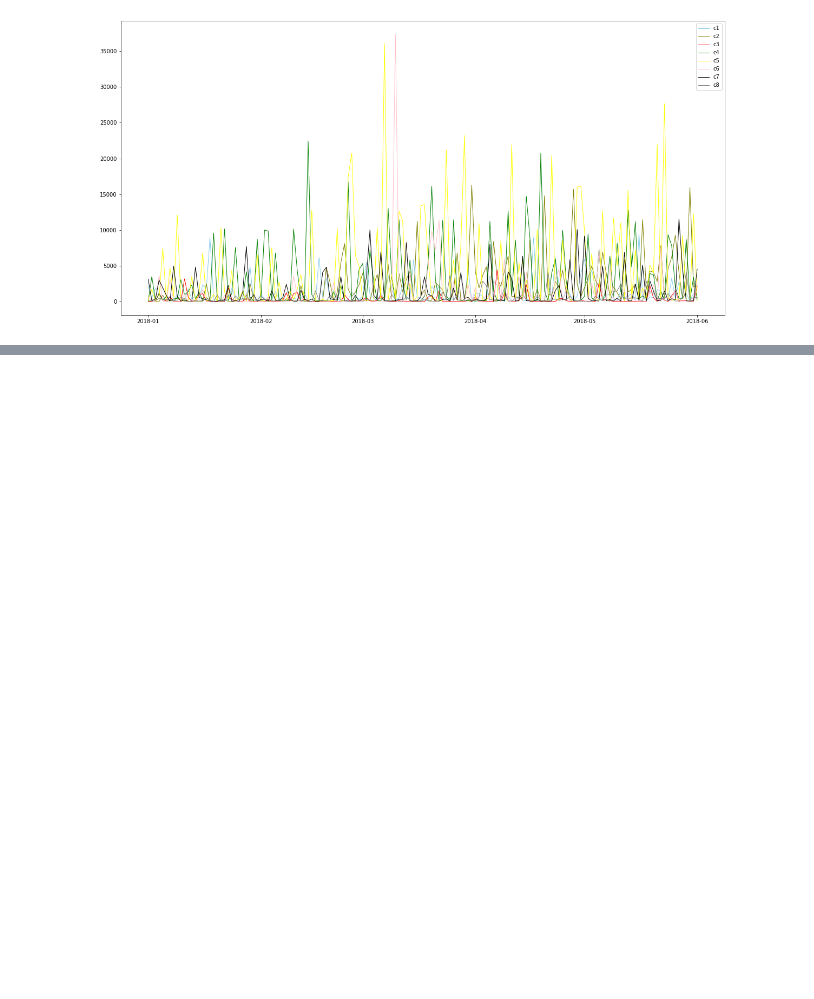
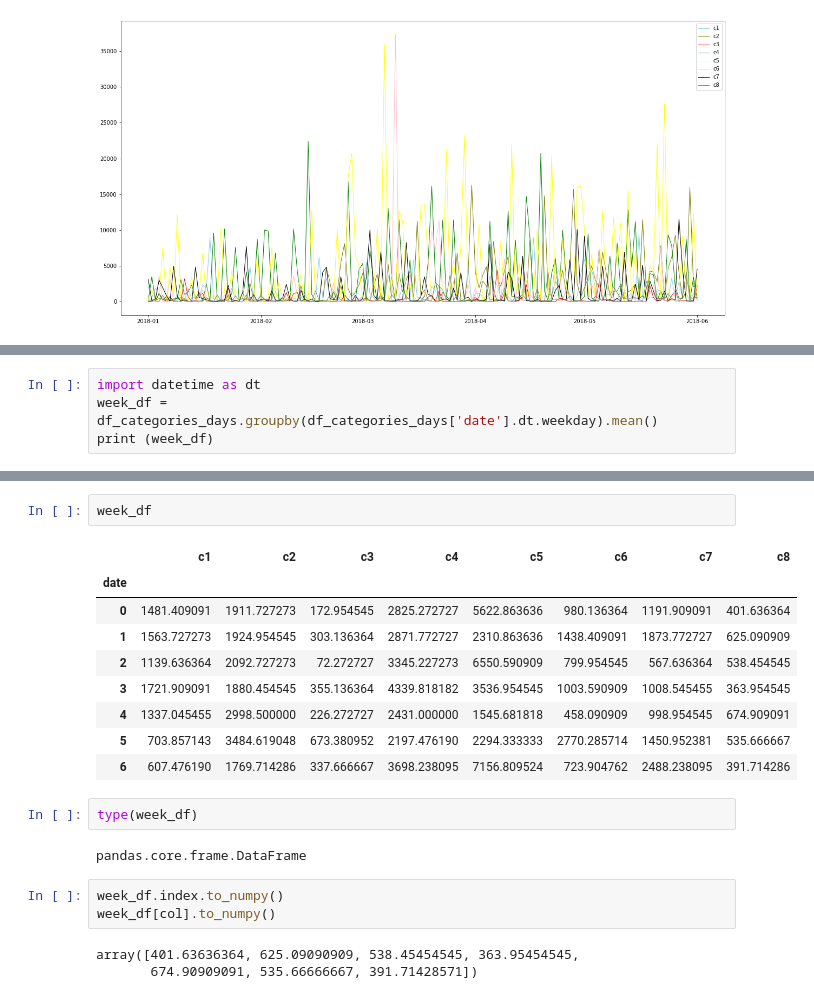
Before and after one commit to janapfeffer/DMC20_abraca-data, a Jupyter notebook: Seasonality.ipynb, the cells around one changed output, grey strips where cells are left out. Cells and saved outputs as stored; diff of their text form; blank space fills up the shorter version.

Commit message:
starting the check throuout the weekdays, not plotted

```diff
--- a/Seasonality.ipynb
+++ b/Seasonality.ipynb
@@ -337,0 +330,4 @@ df_categories_days
+# %%
+import datetime as dt
+week_df = df_categories_days.groupby(df_categories_days['date'].dt.weekday).mean()
+print (week_df)
@@ -337,0 +354,22 @@ df_categories_days
+# %%
+week_df
+# %% [output]
+|  | c1 | c2 | c3 | c4 | c5 | c6 | c7 | c8 |
+| date |  |  |  |  |  |  |  |  |
+| 0 | 1481.409091 | 1911.727273 | 172.954545 | 2825.272727 | 5622.863636 | 980.136364 | 1191.909091 | 401.636364 |
+| 1 | 1563.727273 | 1924.954545 | 303.136364 | 2871.772727 | 2310.863636 | 1438.409091 | 1873.772727 | 625.090909 |
+| 2 | 1139.636364 | 2092.727273 | 72.272727 | 3345.227273 | 6550.590909 | 799.954545 | 567.636364 | 538.454545 |
+| 3 | 1721.909091 | 1880.454545 | 355.136364 | 4339.818182 | 3536.954545 | 1003.590909 | 1008.545455 | 363.954545 |
+| 4 | 1337.045455 | 2998.500000 | 226.272727 | 2431.000000 | 1545.681818 | 458.090909 | 998.954545 | 674.909091 |
+| 5 | 703.857143 | 3484.619048 | 673.380952 | 2197.476190 | 2294.333333 | 2770.285714 | 1450.952381 | 535.666667 |
+| 6 | 607.476190 | 1769.714286 | 337.666667 | 3698.238095 | 7156.809524 | 723.904762 | 2488.238095 | 391.714286 |
+# %%
+type(week_df)
+# %% [output]
+pandas.core.frame.DataFrame
+# %%
+week_df.index.to_numpy()
+week_df[col].to_numpy()
+# %% [output]
+array([401.63636364, 625.09090909, 538.45454545, 363.95454545,
+       674.90909091, 535.66666667, 391.71428571])
```
Also changed, not shown: parts of 21 cells of this notebook.
